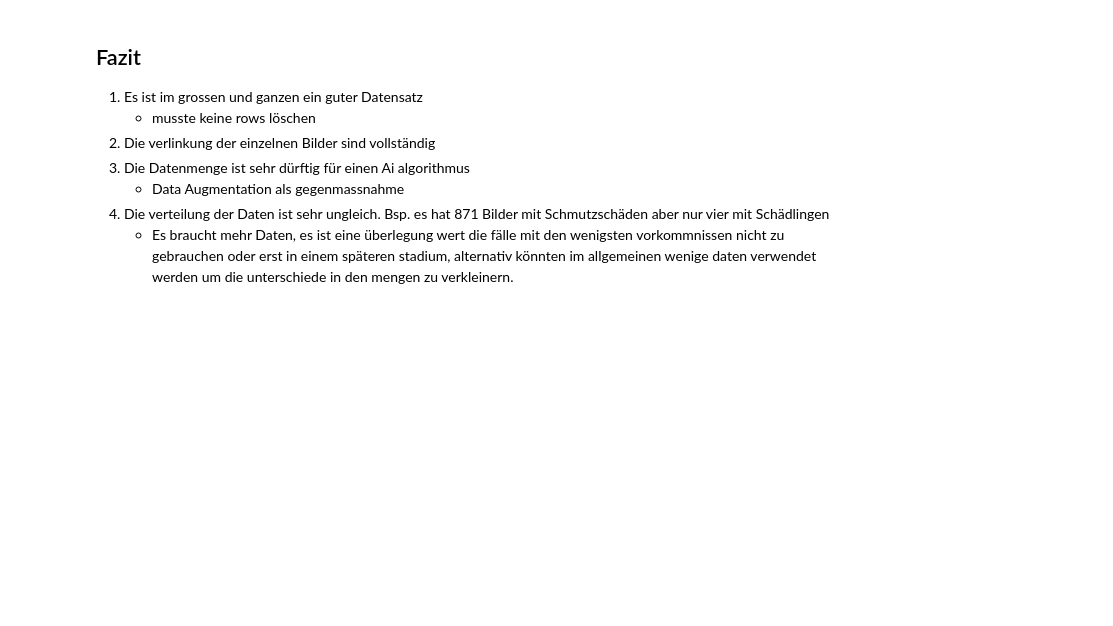
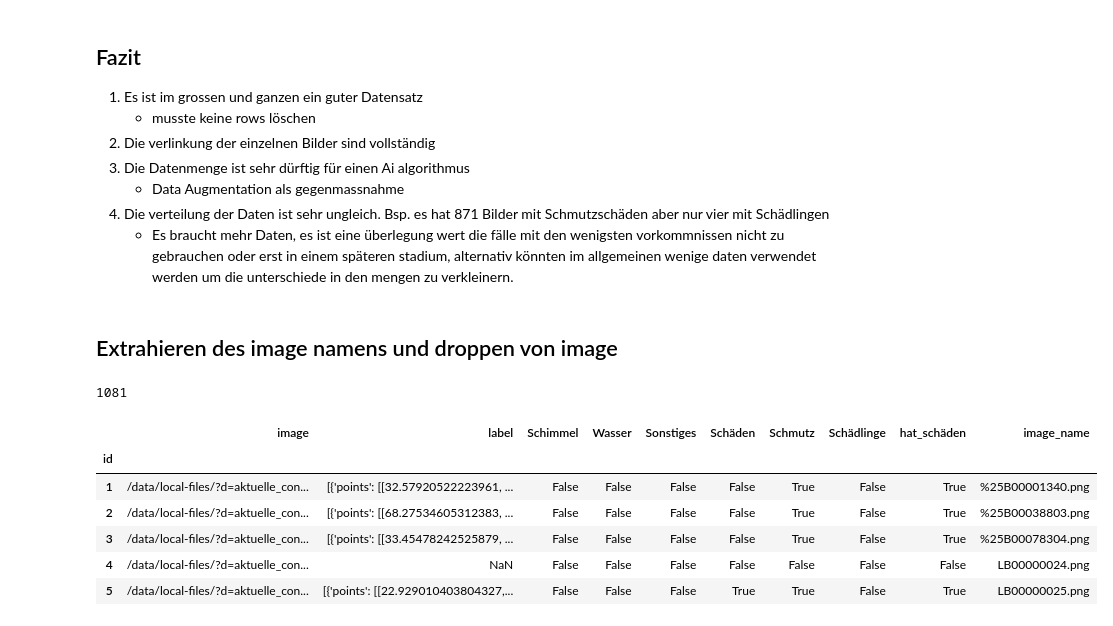
Before and after one commit to LordSennar/damaged-books-detection-ml, a Jupyter notebook: dataQualityAssessment/dqa.ipynb, the cells around one changed output. Drawn from its saved outputs; the diff is of its cells as text; code cells hidden in the pictures; blank space fills up the shorter version.

```diff
--- a/dataQualityAssessment/dqa.ipynb
+++ b/dataQualityAssessment/dqa.ipynb
@@ -185,3 +185,5 @@ Zeile 216 hat die meisten schadenseinträge, gesamt 37
     - Data Augmentation als gegenmassnahme
 4. Die verteilung der Daten ist sehr ungleich. Bsp. es hat 871 Bilder mit Schmutzschäden aber nur vier mit Schädlingen
     - Es braucht mehr Daten, es ist eine überlegung wert die fälle mit den wenigsten vorkommnissen nicht zu gebrauchen oder erst in einem späteren stadium, alternativ könnten im allgemeinen wenige daten verwendet werden um die unterschiede in den mengen zu verkleinern.
+# %% [markdown]
+## Extrahieren des image namens und droppen von image
@@ -187,0 +192,12 @@ Zeile 216 hat die meisten schadenseinträge, gesamt 37
+# %%
+for i, row in data_preprocessed.iterrows():
+    data_preprocessed.loc[i, "image_name"]= row["image"].split("/")[-1]
+# %% [output]
+1081
+|  | image | label | Schimmel | Wasser | Sonstiges | Schäden | Schmutz | Schädlinge | hat_schäden | image_name |
+| id |  |  |  |  |  |  |  |  |  |  |
+| 1 | /data/local-files/?d=aktuelle_con... | [{'points': [[32.57920522223961, ... | False | False | False | False | True | False | True | %25B00001340.png |
+| 2 | /data/local-files/?d=aktuelle_con... | [{'points': [[68.27534605312383, ... | False | False | False | False | True | False | True | %25B00038803.png |
+| 3 | /data/local-files/?d=aktuelle_con... | [{'points': [[33.45478242525879, ... | False | False | False | False | True | False | True | %25B00078304.png |
+| 4 | /data/local-files/?d=aktuelle_con... | NaN | False | False | False | False | False | False | False | LB00000024.png |
+| 5 | /data/local-files/?d=aktuelle_con... | [{'points': [[22.929010403804327,... | False | False | False | True | True | False | True | LB00000025.png |
```
Also changed, not shown: parts of 4 cells of this notebook, 1 other file.
